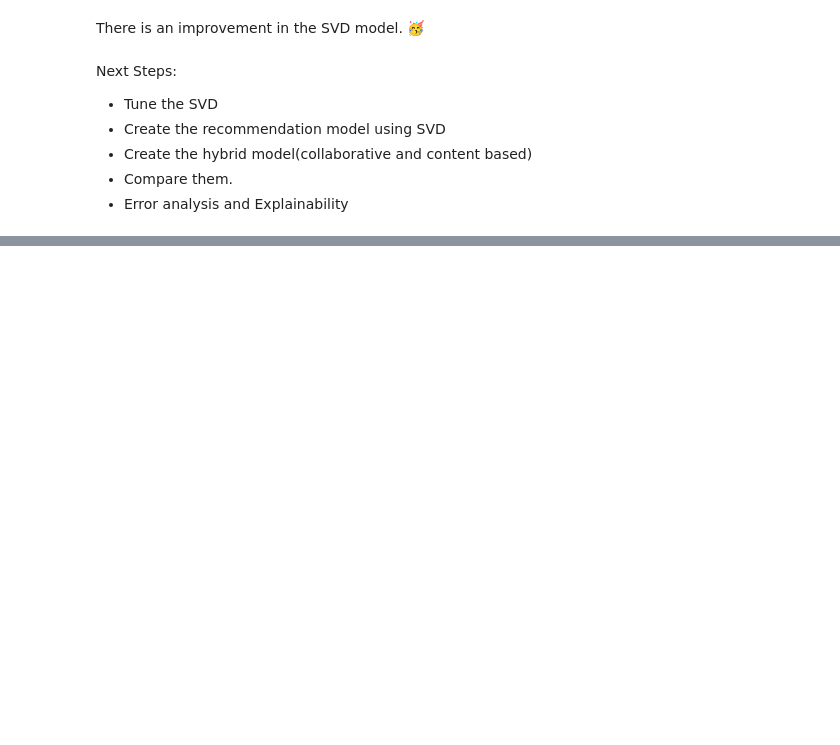
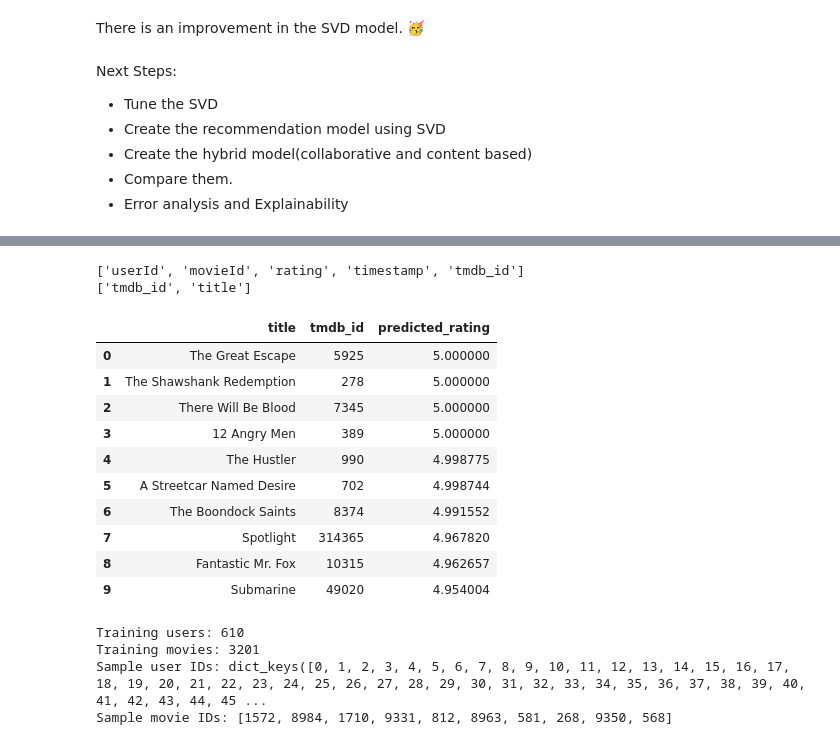
Before and after one commit to AwendyG/Movie-Recommendation-Capstone, a Jupyter notebook: Capstone.ipynb, the cells around one changed output, grey strips where cells are left out. Saved outputs shown, nothing was run; the diff lists cells and outputs as text; code cells hidden in the pictures; blank space fills up the shorter version.

```diff
--- a/Capstone.ipynb
+++ b/Capstone.ipynb
@@ -1819,0 +1958,5 @@ Next Steps:
+# %%
+best_result = tuning_results.iloc[0]
+
+print("Best parameters:")
+print(best_result)
@@ -1819,0 +1974,10 @@ Next Steps:
+# %%
+best_svd = SVD(
+    n_factors=int(best_result["n_factors"]),
+    n_epochs=int(best_result["n_epochs"]),
+    lr_all=float(best_result["lr_all"]),
+    reg_all=float(best_result["reg_all"]),
+    random_state=42
+)
+
+best_svd.fit(trainset)
@@ -1819,0 +2107,59 @@ Next Steps:
+# %%
+# Use the merged ratings dataset
+ratings_for_recs = data_r.copy()
+
+# Standardize the movie catalogue column
+movie_catalog = catalog.rename(
+    columns={"id": "tmdb_id"}
+)
+
+print(ratings_for_recs.columns.tolist())
+print(movie_catalog.columns.tolist())
+# %% [output]
+['userId', 'movieId', 'rating', 'timestamp', 'tmdb_id']
+['tmdb_id', 'title']
+# %%
+recommendations = recommend_movies(
+    user_id=1,
+    model=best_svd,
+    ratings_df=ratings_for_recs,
+    movie_catalog=movie_catalog,
+    n=10
+)
+
+recommendations
+# %% [output]
+|  | title | tmdb_id | predicted_rating |
+| 0 | The Great Escape | 5925 | 5.000000 |
+| 1 | The Shawshank Redemption | 278 | 5.000000 |
+| 2 | There Will Be Blood | 7345 | 5.000000 |
+| 3 | 12 Angry Men | 389 | 5.000000 |
+| 4 | The Hustler | 990 | 4.998775 |
+| 5 | A Streetcar Named Desire | 702 | 4.998744 |
+| 6 | The Boondock Saints | 8374 | 4.991552 |
+| 7 | Spotlight | 314365 | 4.967820 |
+| 8 | Fantastic Mr. Fox | 10315 | 4.962657 |
+| 9 | Submarine | 49020 | 4.954004 |
+# %%
+# Number of users and movies used during training
+print("Training users:", best_svd.trainset.n_users)
+print("Training movies:", best_svd.trainset.n_items)
+
+# Inspect some original user IDs
+print(
+    "Sample user IDs:",
+    best_svd.trainset.ur.keys()
+)
+
+# Convert internal movie indices back to original IDs
+sample_movie_ids = [
+    best_svd.trainset.to_raw_iid(i)
+    for i in range(10)
+]
+
+print("Sample movie IDs:", sample_movie_ids)
+# %% [output]
+Training users: 610
+Training movies: 3201
+Sample user IDs: dict_keys([0, 1, 2, 3, 4, 5, 6, 7, 8, 9, 10, 11, 12, 13, 14, 15, 16, 17, 18, 19, 20, 21, 22, 23, 24, 25, 26, 27, 28, 29, 30, 31, 32, 33, 34, 35, 36, 37, 38, 39, 40, 41, 42, 43, 44, 45 ...
+Sample movie IDs: [1572, 8984, 1710, 9331, 812, 8963, 581, 268, 9350, 568]
```
Also changed, not shown: parts of 31 cells of this notebook.
